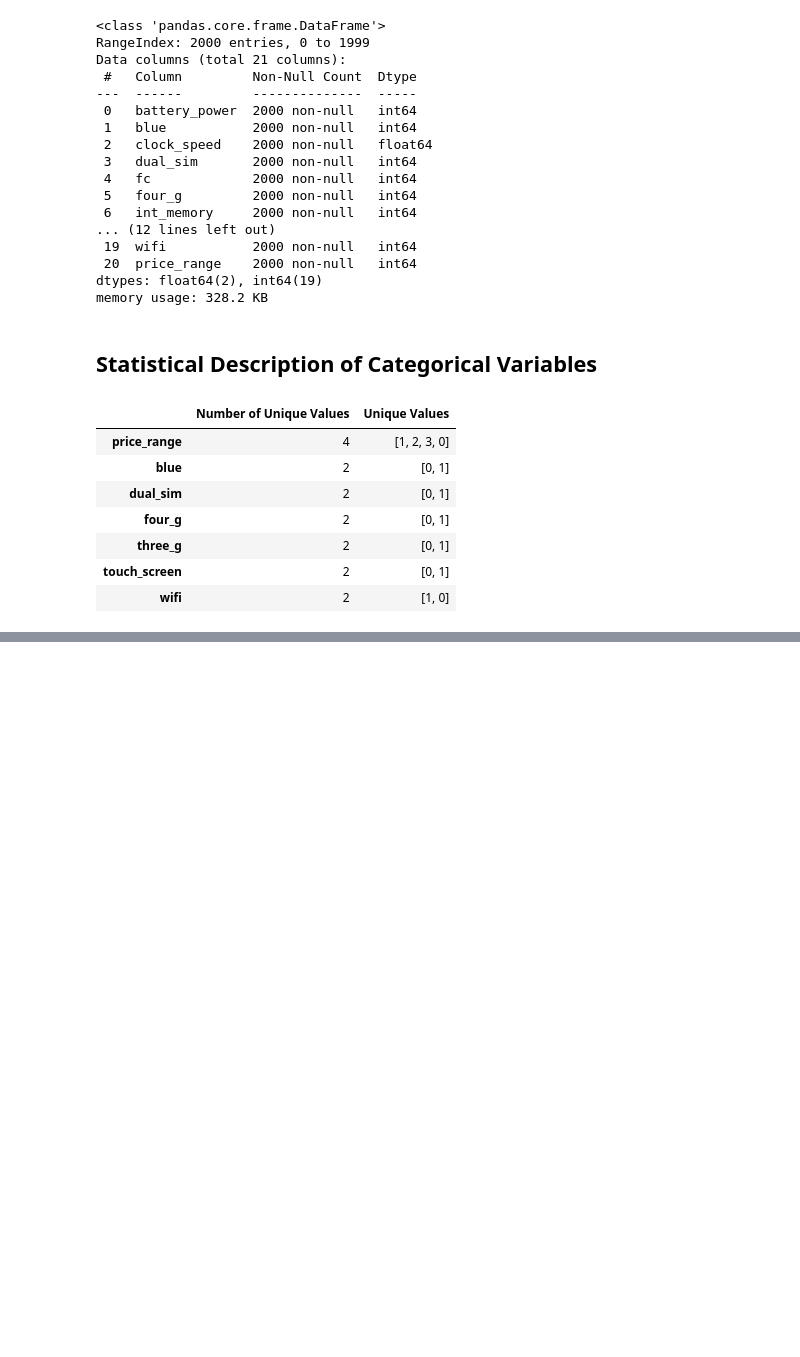
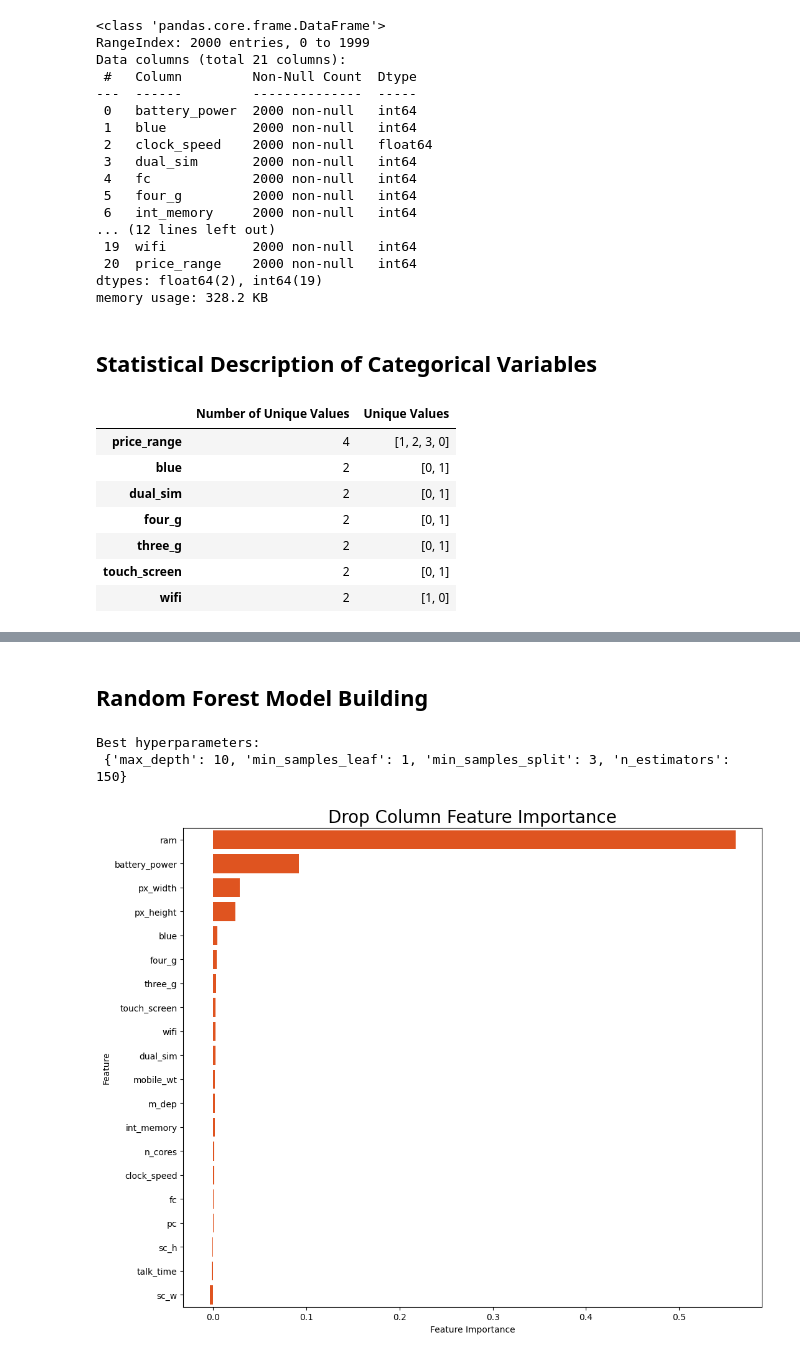
Before and after one commit to Minhajul99/Mobile-Price-Classification, a Jupyter notebook: Mobile_Price_Classification.ipynb, the cells around one changed output, grey strips where cells are left out. Saved outputs shown, nothing was run; the diff lists cells and outputs as text; code cells hidden in the pictures; blank space fills up the shorter version.

```diff
--- a/Mobile_Price_Classification.ipynb
+++ b/Mobile_Price_Classification.ipynb
@@ -169,0 +341,7 @@ pd.DataFrame({'Number of Unique Values': unique_counts, 'Unique Values': unique_
+# %%
+X = df.drop('price_range', axis=1)
+y = df['price_range']
+# %%
+from sklearn.model_selection import train_test_split
+
+X_train, X_test, y_train, y_test = train_test_split(X, y, test_size=0.2, stratify=y, random_state=42)
@@ -169,0 +453,2 @@ pd.DataFrame({'Number of Unique Values': unique_counts, 'Unique Values': unique_
+# %% [markdown]
+## Random Forest Model Building
@@ -169,0 +457,21 @@ pd.DataFrame({'Number of Unique Values': unique_counts, 'Unique Values': unique_
+# %%
+# Define the hyperparameter grid to search
+param_grid = {
+    'n_estimators': [70, 100, 120, 150],
+    'max_depth': np.arange(10, 18),
+    'min_samples_split': [2, 3, 4],
+    'min_samples_leaf': [1, 2, 3]
+}
+# %%
+# Create a random forest classifier object
+rf = RandomForestClassifier(criterion='gini', max_features=None, bootstrap=True, random_state=42)
+
+# Find the best classifier with the optimal hyperparameters
+rf_optimised = tune_hyperparameters(rf, param_grid, X_train, y_train)
+# %% [output]
+Best hyperparameters:
+ {'max_depth': 10, 'min_samples_leaf': 1, 'min_samples_split': 3, 'n_estimators': 150}
+# %%
+drop_column_importance_plot(rf_optimised, X_train, y_train)
+# %% [output]
+[figure, added]
```
Also changed, not shown: parts of 25 cells of this notebook.
